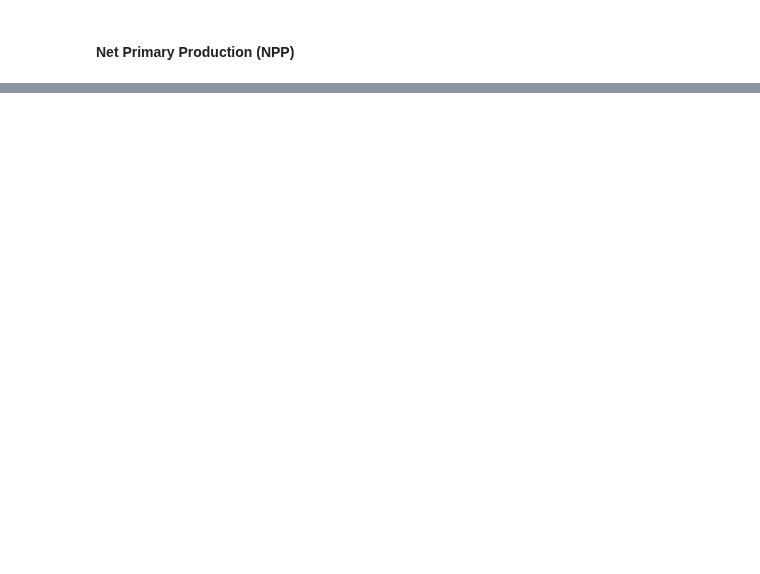
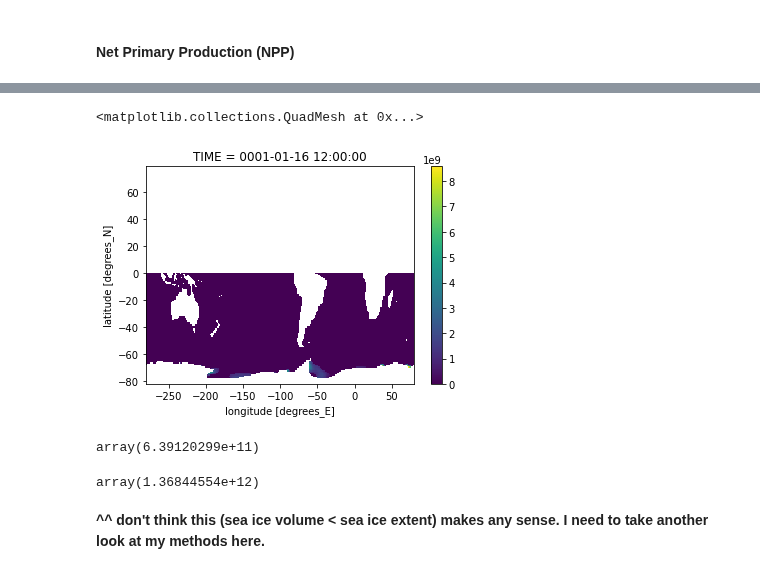
Before and after one commit to bbuchovecky/hmei, a Jupyter notebook: notebooks/ctrl_run_analysis.ipynb, the cells around one changed output, grey strips where cells are left out. Drawn from its saved outputs; the diff is of its cells as text; code cells hidden in the pictures; blank space fills up the shorter version.

```diff
--- a/notebooks/ctrl_run_analysis.ipynb
+++ b/notebooks/ctrl_run_analysis.ipynb
@@ -206,0 +201,17 @@ pco2surf_ds.anom[0].plot()
+# %%
+SI_vol = hi_ds.HI * SH_area_SIE
+# %%
+SI_vol[0].plot()
+# %% [output]
+<matplotlib.collections.QuadMesh at 0x...>
+[figure, added]
+# %%
+SI_vol[0].sum(dim={'xt', 'yt'}).values
+# %% [output]
+array(6.39120299e+11)
+# %%
+SH_area_SIE[0].sum(dim={'xt', 'yt'}).values
+# %% [output]
+array(1.36844554e+12)
+# %% [markdown]
+**^^ don't think this (sea ice volume < sea ice extent) makes any sense. I need to take another look at my methods here.**
```
Also changed, not shown: parts of 33 cells of this notebook.
